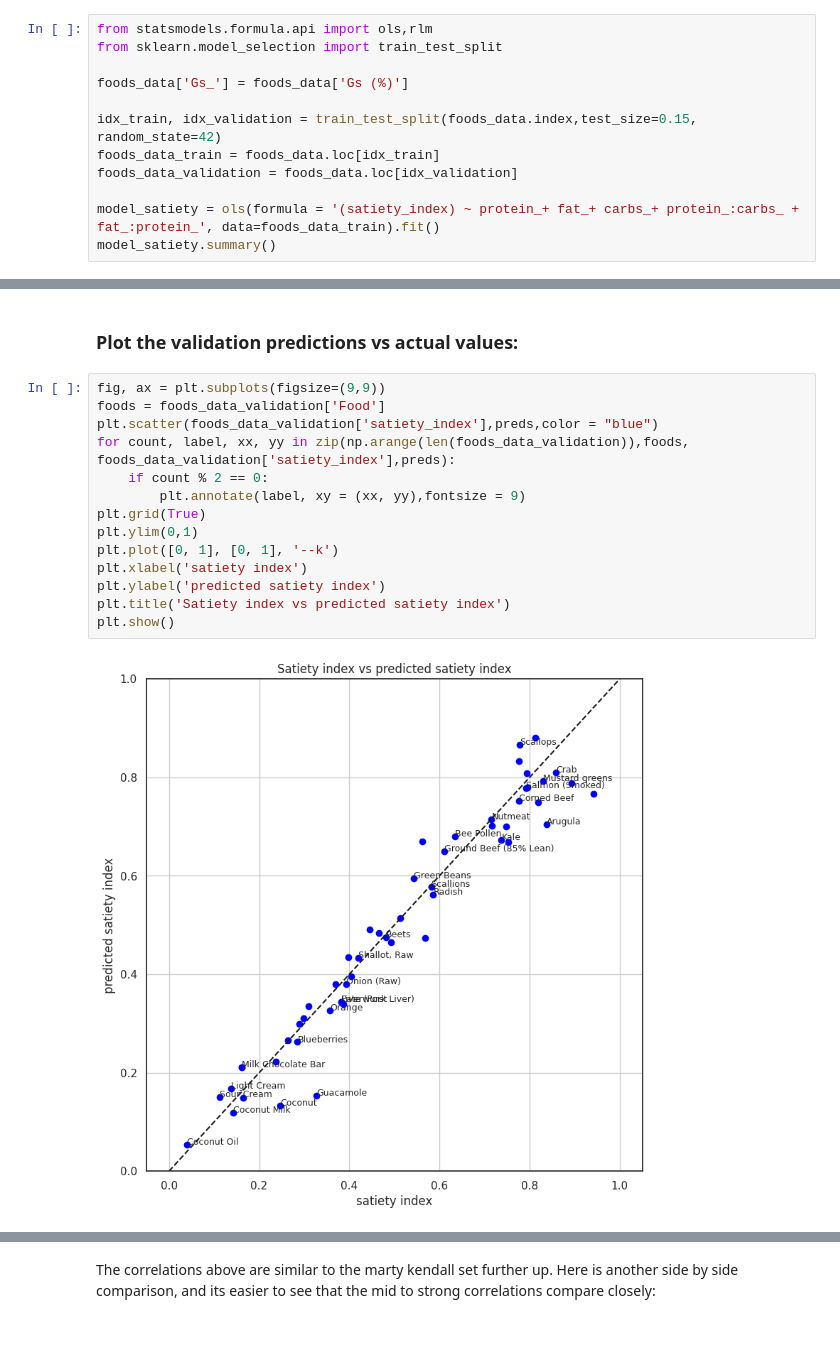
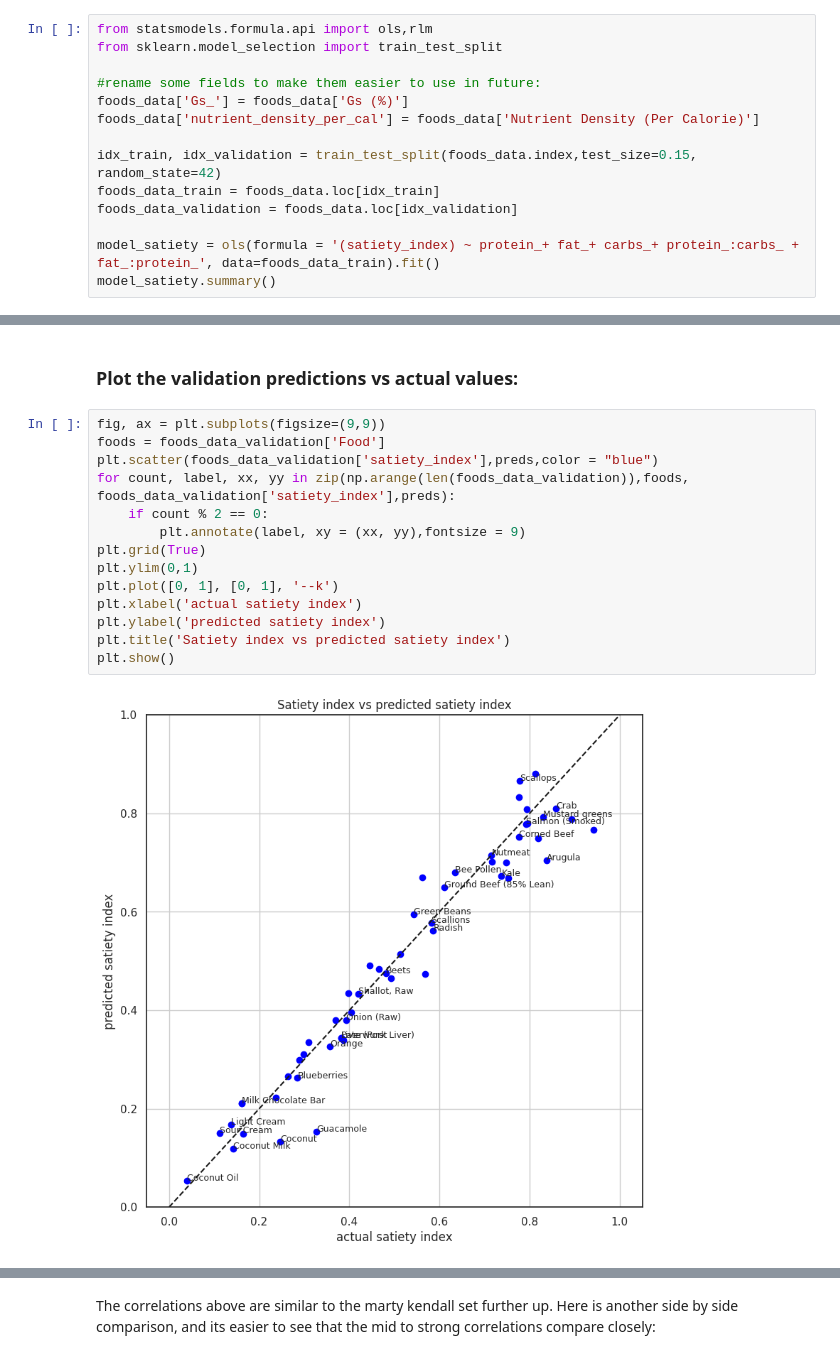
Before and after one commit to Usul1980/Dexcom-G7-analysis, a Jupyter notebook: dexcom-g7-cgm-vs-carbs-vs-exercise.ipynb, the cells around one changed output, grey strips where cells are left out. Cells and saved outputs as stored; diff of their text form.

Commit message:
Kaggle Notebook | DexcomG7 cgm vs carbs & Satiety Index | Version 6

```diff
--- a/dexcom-g7-cgm-vs-carbs-vs-exercise.ipynb
+++ b/dexcom-g7-cgm-vs-carbs-vs-exercise.ipynb
@@ -357,7 +364,9 @@ Well some of those relationships aren't really linear, but lets give it a bash u
 from statsmodels.formula.api import ols,rlm
 from sklearn.model_selection import train_test_split
 
+#rename some fields to make them easier to use in future:
 foods_data['Gs_'] = foods_data['Gs (%)']
+foods_data['nutrient_density_per_cal'] = foods_data['Nutrient Density (Per Calorie)']
 
 idx_train, idx_validation = train_test_split(foods_data.index,test_size=0.15, random_state=42)
 foods_data_train = foods_data.loc[idx_train]
@@ -400,17 +409,17 @@ preds = model_satiety.predict(foods_data_validation)
 # %%
 fig, ax = plt.subplots(figsize=(9,9))
 foods = foods_data_validation['Food']
 plt.scatter(foods_data_validation['satiety_index'],preds,color = "blue")
 for count, label, xx, yy in zip(np.arange(len(foods_data_validation)),foods, foods_data_validation['satiety_index'],preds):
     if count % 2 == 0:
         plt.annotate(label, xy = (xx, yy),fontsize = 9)
 plt.grid(True)
 plt.ylim(0,1)
 plt.plot([0, 1], [0, 1], '--k')
-plt.xlabel('satiety index')
+plt.xlabel('actual satiety index')
 plt.ylabel('predicted satiety index')
 plt.title('Satiety index vs predicted satiety index')
 plt.show()
 # %% [output]
-[figure, old version]
+[figure, new version]
 # %% [markdown]
```
Also changed, not shown: parts of 28 cells of this notebook.
